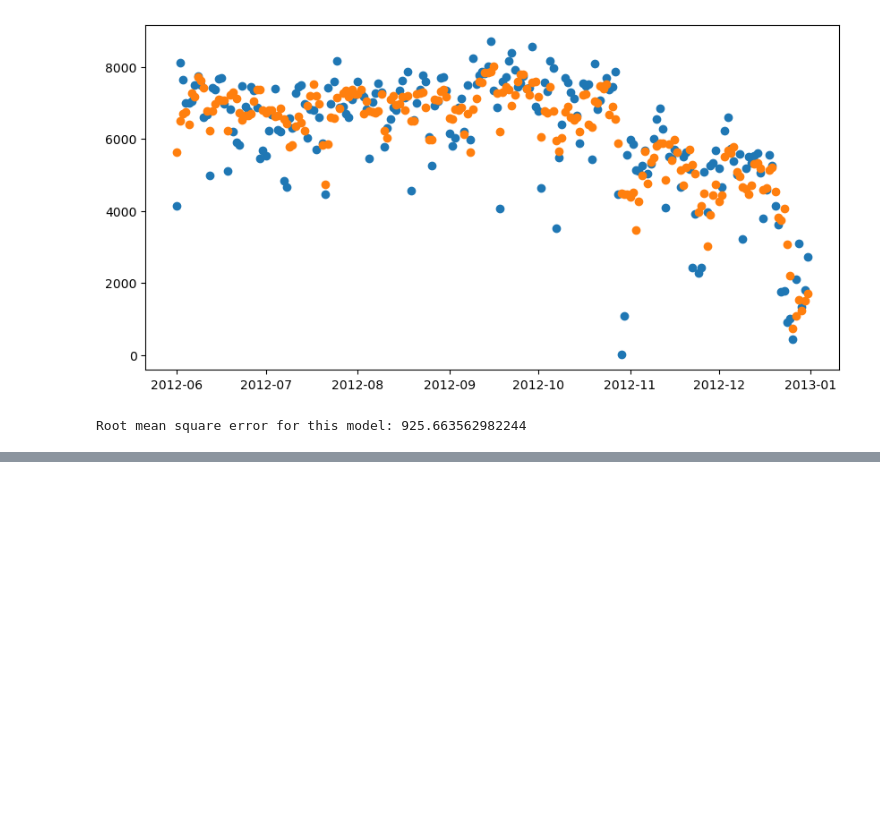
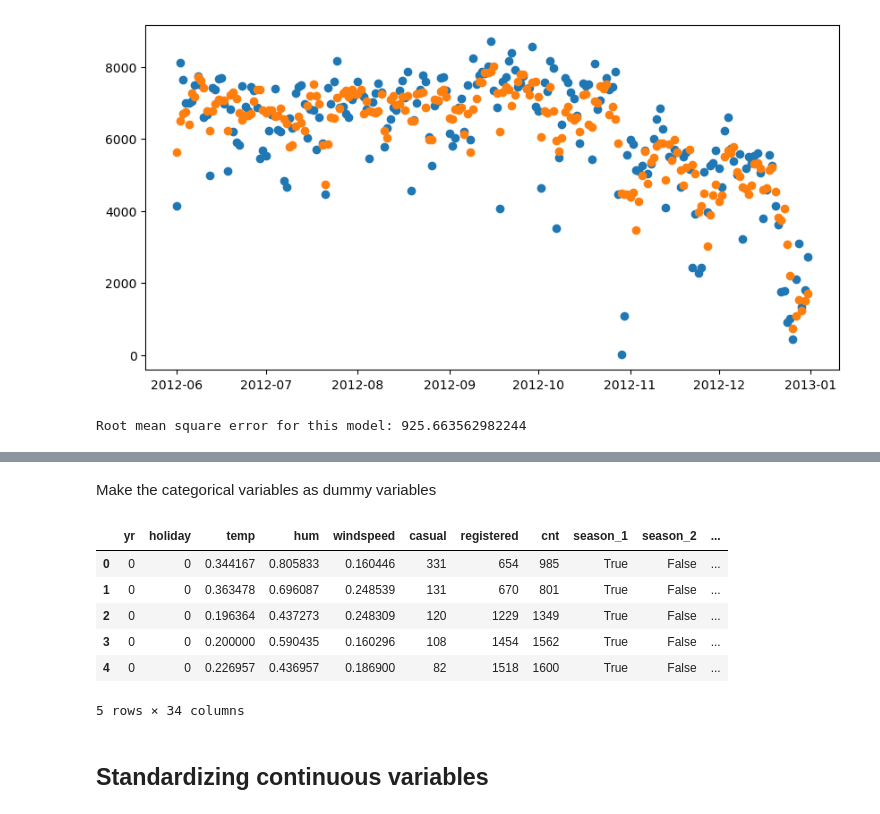
Before and after one commit to DavideMorgante/Python-Projects, a Jupyter notebook: Bycicles Rental/Bycicle_rentals.ipynb, the cells around one changed output, grey strips where cells are left out. Cells and saved outputs as stored; diff of their text form; code cells hidden in the pictures; blank space fills up the shorter version.

```diff
--- a/Bycicles Rental/Bycicle_rentals.ipynb
+++ b/Bycicles Rental/Bycicle_rentals.ipynb
@@ -194,0 +206,22 @@ Root mean square error for this model: 925.663562982244
+# %% [markdown]
+Make the categorical variables as dummy variables
+# %%
+dummy_fields = ['season', 'weathersit', 'mnth', 'weekday']
+for dummy in dummy_fields:
+    dummies = pd.get_dummies(bike_data[dummy], prefix=dummy, drop_first=False)
+    bike_data = pd.concat([bike_data,dummies],axis=1)
+
+fields_to_drop = ['instant', 'dteday', 'season', 'weathersit', 'weekday', 'atemp', 'mnth', 'workingday']
+
+data = bike_data.drop(fields_to_drop, axis=1)
+data.head()
+# %% [output]
+|  | yr | holiday | temp | hum | windspeed | casual | registered | cnt | season_1 | season_2 | ... |
+| 0 | 0 | 0 | 0.344167 | 0.805833 | 0.160446 | 331 | 654 | 985 | True | False | ... |
+| 1 | 0 | 0 | 0.363478 | 0.696087 | 0.248539 | 131 | 670 | 801 | True | False | ... |
+| 2 | 0 | 0 | 0.196364 | 0.437273 | 0.248309 | 120 | 1229 | 1349 | True | False | ... |
+| 3 | 0 | 0 | 0.200000 | 0.590435 | 0.160296 | 108 | 1454 | 1562 | True | False | ... |
+| 4 | 0 | 0 | 0.226957 | 0.436957 | 0.186900 | 82 | 1518 | 1600 | True | False | ... |
+5 rows × 34 columns
+# %% [markdown]
+## Standardizing continuous variables
```
Also changed, not shown: parts of 16 cells of this notebook, 26 other files.
